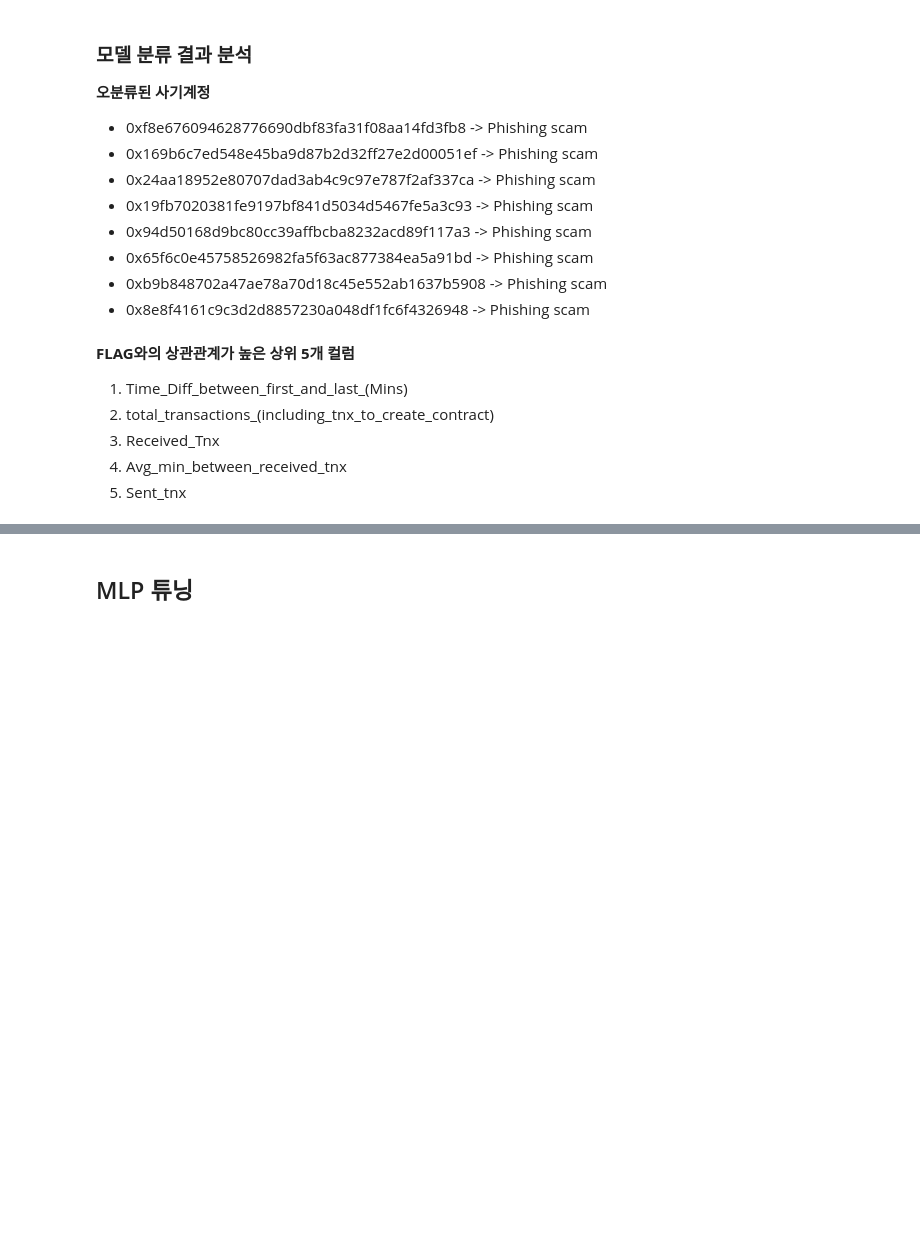
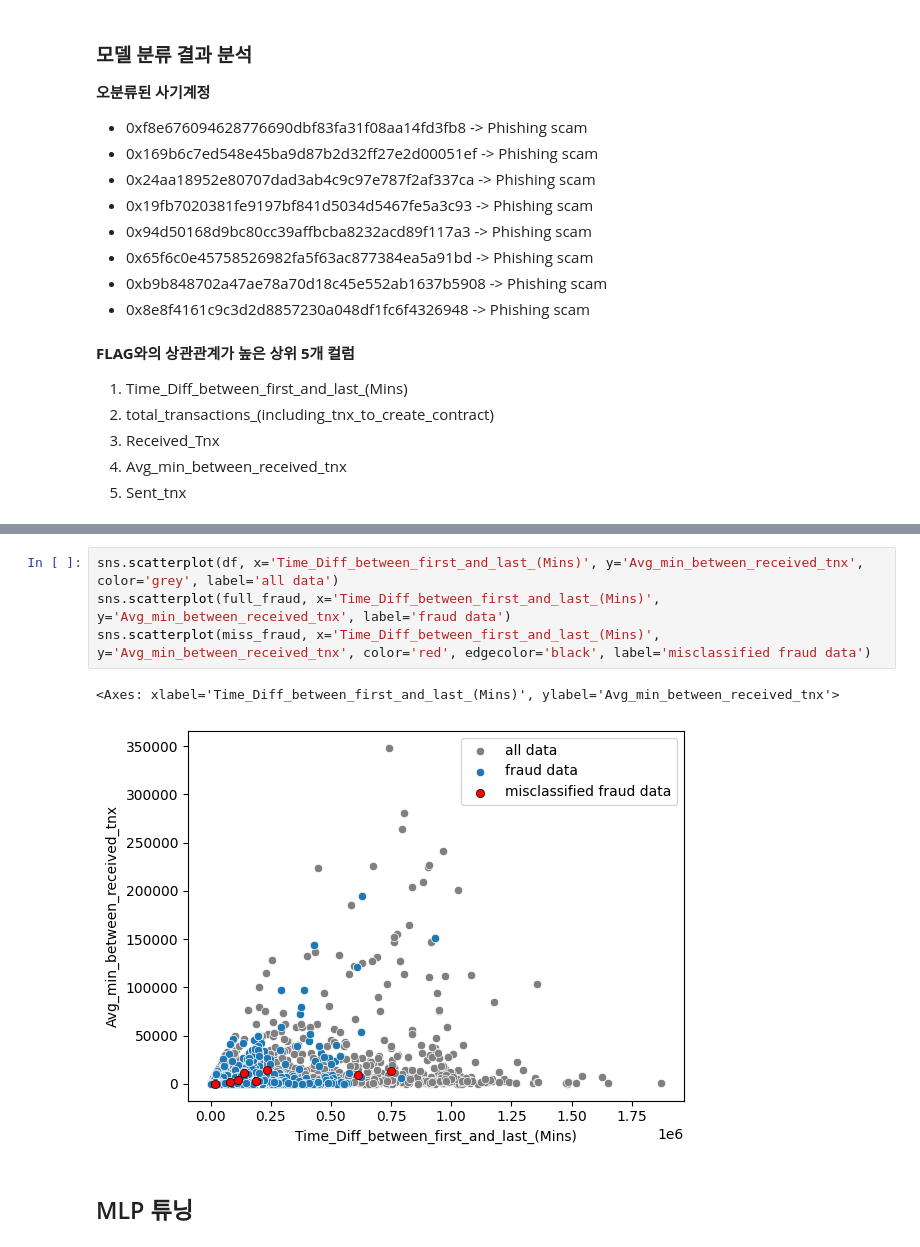
Before and after one commit to wwwesh/25-1securityAI, a Jupyter notebook: blockchain.ipynb, the cells around one changed output, grey strips where cells are left out. Saved outputs shown, nothing was run; the diff lists cells and outputs as text; blank space fills up the shorter version.

```diff
--- a/blockchain.ipynb
+++ b/blockchain.ipynb
@@ -797,3 +799,10 @@ sns.scatterplot(miss_fraud)
+# %%
+sns.scatterplot(df, x='Time_Diff_between_first_and_last_(Mins)', y='Avg_min_between_received_tnx', color='grey', label='all data')
+sns.scatterplot(full_fraud, x='Time_Diff_between_first_and_last_(Mins)', y='Avg_min_between_received_tnx', label='fraud data')
+sns.scatterplot(miss_fraud, x='Time_Diff_between_first_and_last_(Mins)', y='Avg_min_between_received_tnx', color='red', edgecolor='black', label='misclassified fraud data')
+# %% [output]
+<Axes: xlabel='Time_Diff_between_first_and_last_(Mins)', ylabel='Avg_min_between_received_tnx'>
+[figure, added]
 # %% [markdown]
 ## MLP 튜닝
 # %% [markdown]
```
Also changed, not shown: parts of 4 cells of this notebook.
